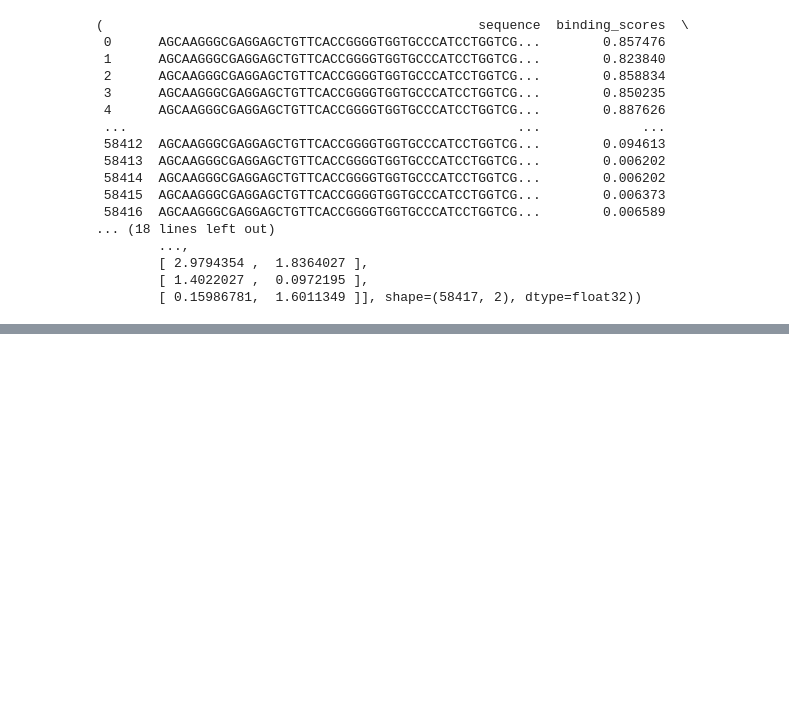
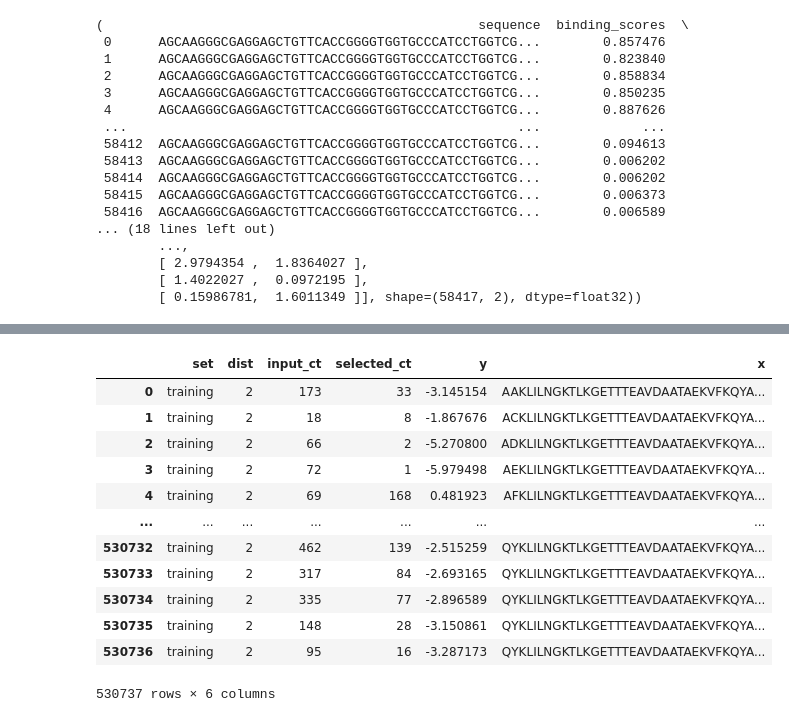
Before and after one commit to meier108/PracticalWork, a Jupyter notebook: dataset.ipynb, the cells around one changed output, grey strips where cells are left out. Cells and saved outputs as stored; diff of their text form; code cells hidden in the pictures; blank space fills up the shorter version.

```diff
--- a/dataset.ipynb
+++ b/dataset.ipynb
@@ -218,0 +227,16 @@ Visualization complete!
+# %%
+mavenn.load_example_dataset('gb1')
+# %% [output]
+|  | set | dist | input_ct | selected_ct | y | x |
+| 0 | training | 2 | 173 | 33 | -3.145154 | AAKLILNGKTLKGETTTEAVDAATAEKVFKQYA... |
+| 1 | training | 2 | 18 | 8 | -1.867676 | ACKLILNGKTLKGETTTEAVDAATAEKVFKQYA... |
+| 2 | training | 2 | 66 | 2 | -5.270800 | ADKLILNGKTLKGETTTEAVDAATAEKVFKQYA... |
+| 3 | training | 2 | 72 | 1 | -5.979498 | AEKLILNGKTLKGETTTEAVDAATAEKVFKQYA... |
+| 4 | training | 2 | 69 | 168 | 0.481923 | AFKLILNGKTLKGETTTEAVDAATAEKVFKQYA... |
+| ... | ... | ... | ... | ... | ... | ... |
+| 530732 | training | 2 | 462 | 139 | -2.515259 | QYKLILNGKTLKGETTTEAVDAATAEKVFKQYA... |
+| 530733 | training | 2 | 317 | 84 | -2.693165 | QYKLILNGKTLKGETTTEAVDAATAEKVFKQYA... |
+| 530734 | training | 2 | 335 | 77 | -2.896589 | QYKLILNGKTLKGETTTEAVDAATAEKVFKQYA... |
+| 530735 | training | 2 | 148 | 28 | -3.150861 | QYKLILNGKTLKGETTTEAVDAATAEKVFKQYA... |
+| 530736 | training | 2 | 95 | 16 | -3.287173 | QYKLILNGKTLKGETTTEAVDAATAEKVFKQYA... |
+530737 rows × 6 columns
```
Also changed, not shown: parts of 5 cells of this notebook, 9 other files.
